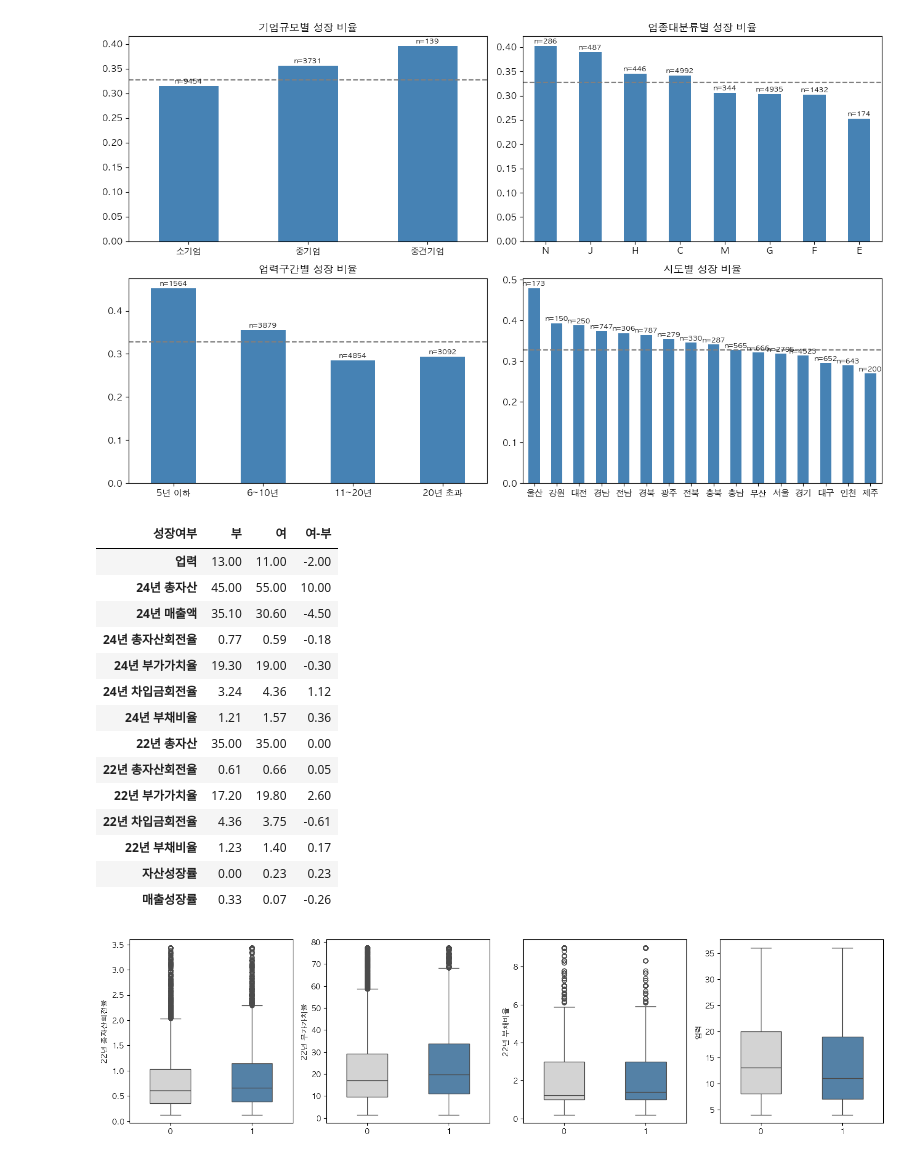
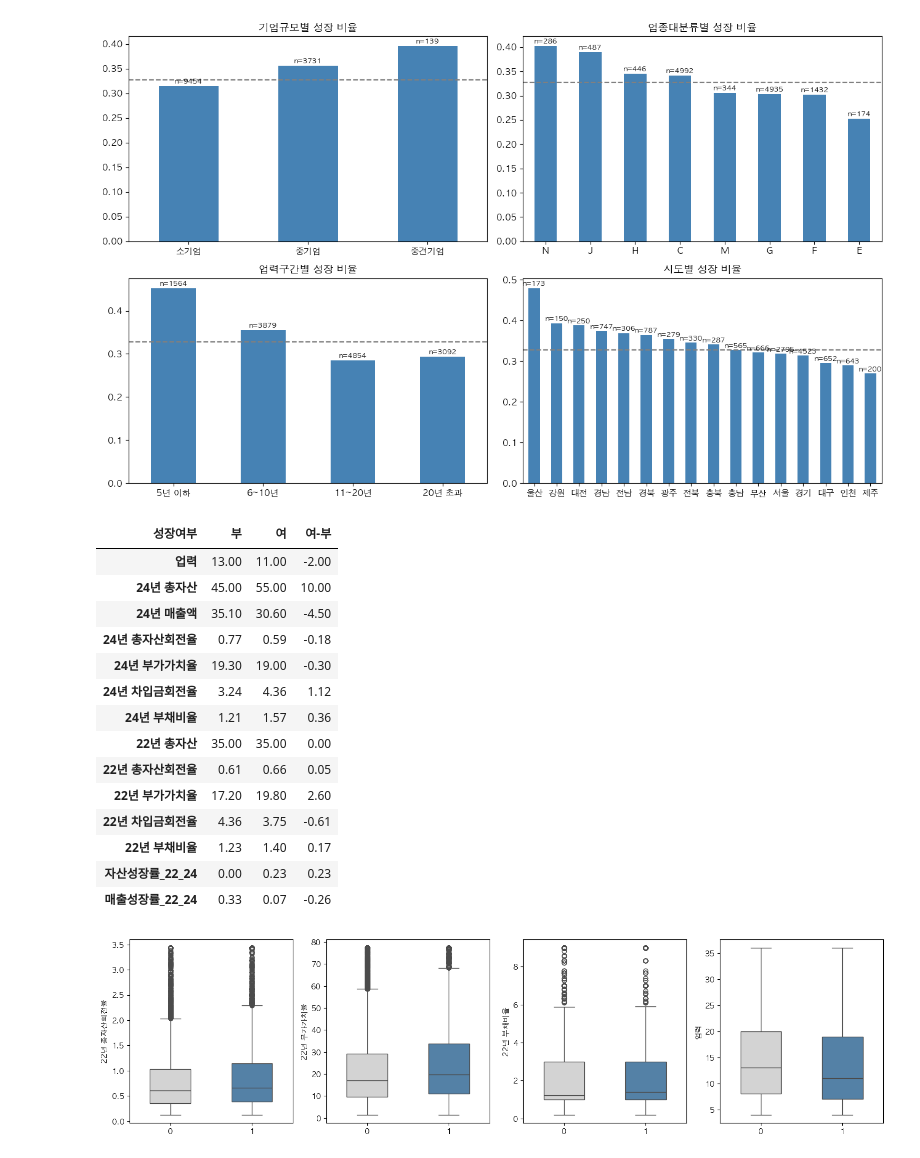
Before and after one commit to JeongHyck06/2026-2_DS_Hackathon, a Jupyter notebook: notebooks/eda.ipynb, the cells around one changed output. Drawn from its saved outputs; the diff is of its cells as text; code cells hidden in the pictures.

```diff
--- a/notebooks/eda.ipynb
+++ b/notebooks/eda.ipynb
@@ -29,7 +29,8 @@ Name: proportion, dtype: float64
 # 규모, 업종, 업력, 지역별 성장 비율
 # csv로 읽으면 순서가 사라져서 다시 지정
 df["기업규모"] = pd.Categorical(df["기업규모"], categories=["소기업", "중기업", "중견기업", "대기업", "한시성중소기업"])
-df["업력구간"] = pd.Categorical(df["업력구간"], categories=["5년 이하", "6~10년", "11~20년", "20년 초과"])
+order = df.groupby("업력구간")["업력"].min().sort_values().index   # 업력 작은 구간부터
+df["업력구간"] = pd.Categorical(df["업력구간"], categories=order)
 
 groups = ["기업규모", "업종대분류", "업력구간", "시도"]
 ordered = ["기업규모", "업력구간"]   # 순서가 있는 그룹은 비율순으로 정렬하지 않음
@@ -56,27 +57,27 @@ plt.show()
 # %%
 # 성장 여부별 주요 지표 중앙값
 cols = ["업력", "24년 총자산", "24년 매출액", "24년 총자산회전율", "24년 부가가치율", "24년 차입금회전율", "24년 부채비율",
         "22년 총자산", "22년 총자산회전율", "22년 부가가치율", "22년 차입금회전율", "22년 부채비율",
-        "자산성장률", "매출성장률"]
+        "자산성장률_22_24", "매출성장률_22_24"]
 table = df.groupby("성장여부")[cols].median().T.rename(columns={0: "부", 1: "여"})
 table["여-부"] = table["여"] - table["부"]
 table.round(2)
 # %% [output]
 | 성장여부 | 부 | 여 | 여-부 |
 | 업력 | 13.00 | 11.00 | -2.00 |
 | 24년 총자산 | 45.00 | 55.00 | 10.00 |
 | 24년 매출액 | 35.10 | 30.60 | -4.50 |
 | 24년 총자산회전율 | 0.77 | 0.59 | -0.18 |
 | 24년 부가가치율 | 19.30 | 19.00 | -0.30 |
 | 24년 차입금회전율 | 3.24 | 4.36 | 1.12 |
 | 24년 부채비율 | 1.21 | 1.57 | 0.36 |
 | 22년 총자산 | 35.00 | 35.00 | 0.00 |
 | 22년 총자산회전율 | 0.61 | 0.66 | 0.05 |
 | 22년 부가가치율 | 17.20 | 19.80 | 2.60 |
 | 22년 차입금회전율 | 4.36 | 3.75 | -0.61 |
 | 22년 부채비율 | 1.23 | 1.40 | 0.17 |
-| 자산성장률 | 0.00 | 0.23 | 0.23 |
-| 매출성장률 | 0.33 | 0.07 | -0.26 |
+| 자산성장률_22_24 | 0.00 | 0.23 | 0.23 |
+| 매출성장률_22_24 | 0.33 | 0.07 | -0.26 |
 # %%
 # 분포 비교 (상하위 CLIP 비율은 잘라서 그림)
 cols = ["22년 총자산회전율", "22년 부가가치율", "22년 부채비율", "업력"]
```
Also changed, not shown: 2 other files.
